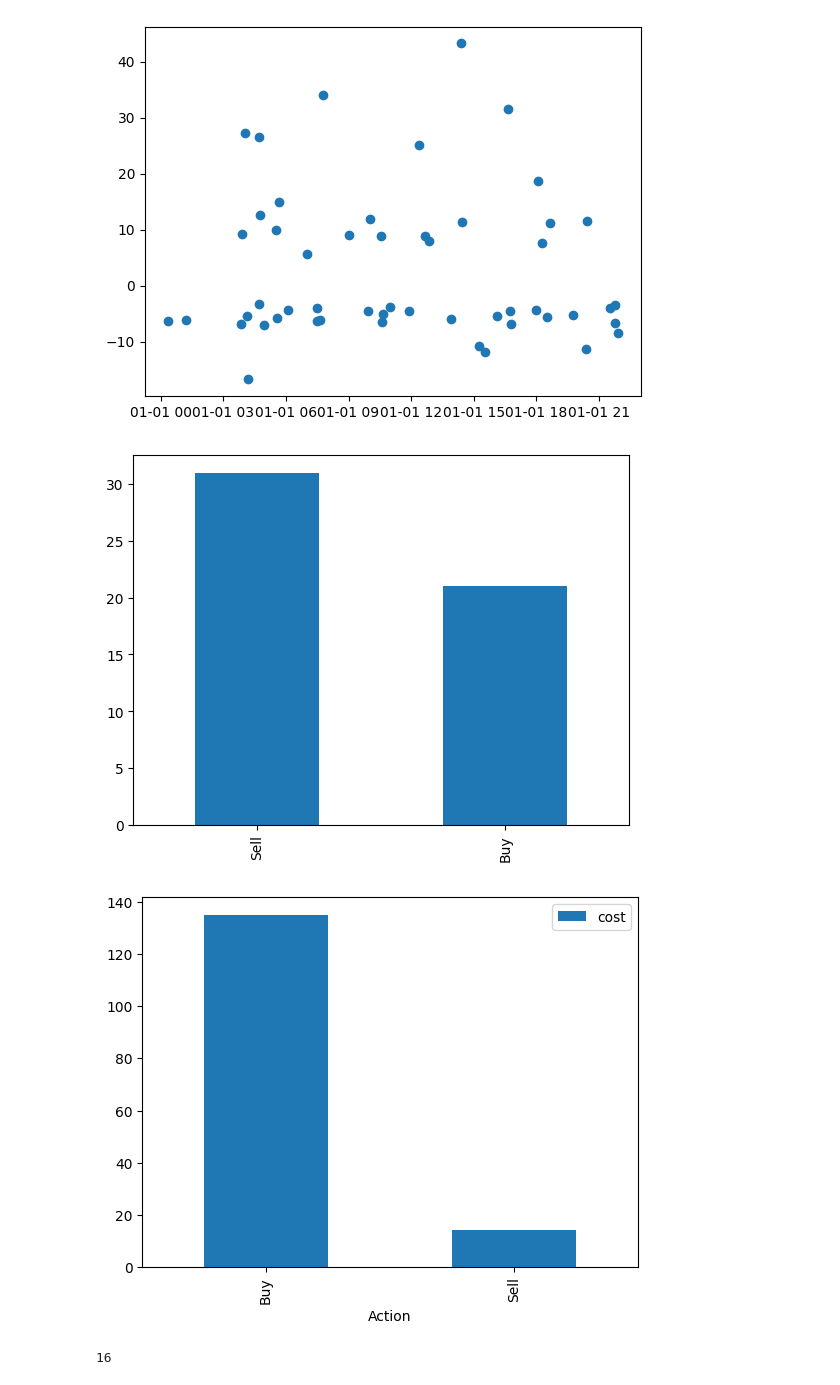
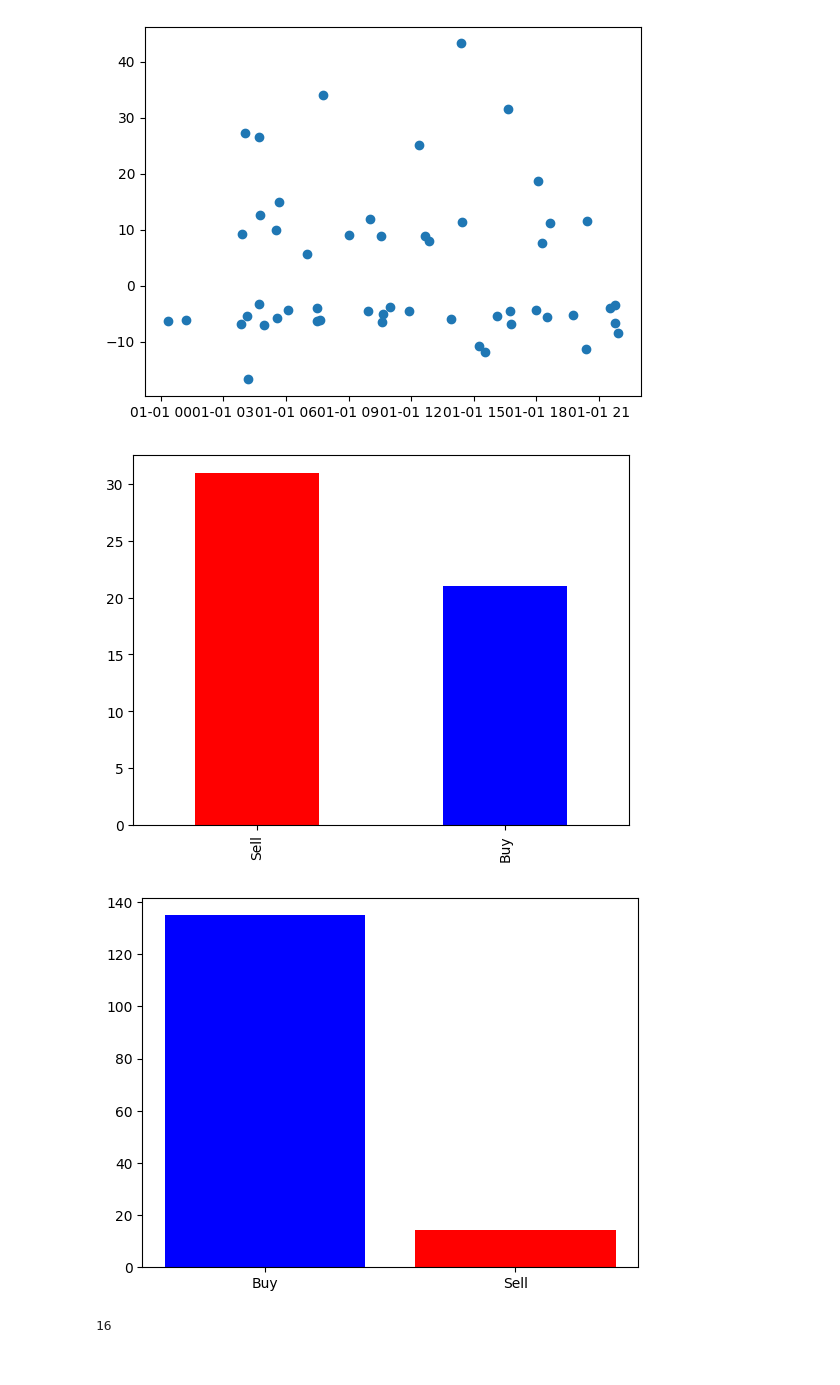
Before and after one commit to ToluPaul/forex, a Jupyter notebook: forex_pred.ipynb, the cells around one changed output. Saved outputs shown, nothing was run; the diff lists cells and outputs as text; code cells hidden in the pictures.

```diff
--- a/forex_pred.ipynb
+++ b/forex_pred.ipynb
@@ -221,15 +196,17 @@ plt.show()
 # %% [output]
 [figure]
 # %%
-vix['Action'].value_counts().plot(kind = 'bar')
+vix['Action'].value_counts().plot(kind = 'bar', color = ['red', 'blue'])
 plt.show()
 # %% [output]
-[figure, old version]
+[figure, new version]
 # %%
-vix[['Action', 'cost' ]].groupby(['Action']).agg('sum').plot(kind = 'bar')
+action_cost = vix[['Action', 'cost' ]].groupby(['Action']).agg('sum').reset_index()
+plt.bar('Action', 'cost', data = action_cost, color = ['blue', 'red'])
+#vix[['Action', 'cost' ]].groupby(['Action']).agg('sum').plot(kind = 'bar', color = ['red', 'blue', 'purple', 'red', 'black'])
 plt.show()
 # %% [output]
-[figure, old version]
+[figure, new version]
 # %%
 vix['Date'].nunique()
 # %% [output]
```
Also changed, not shown: parts of 7 cells of this notebook.
